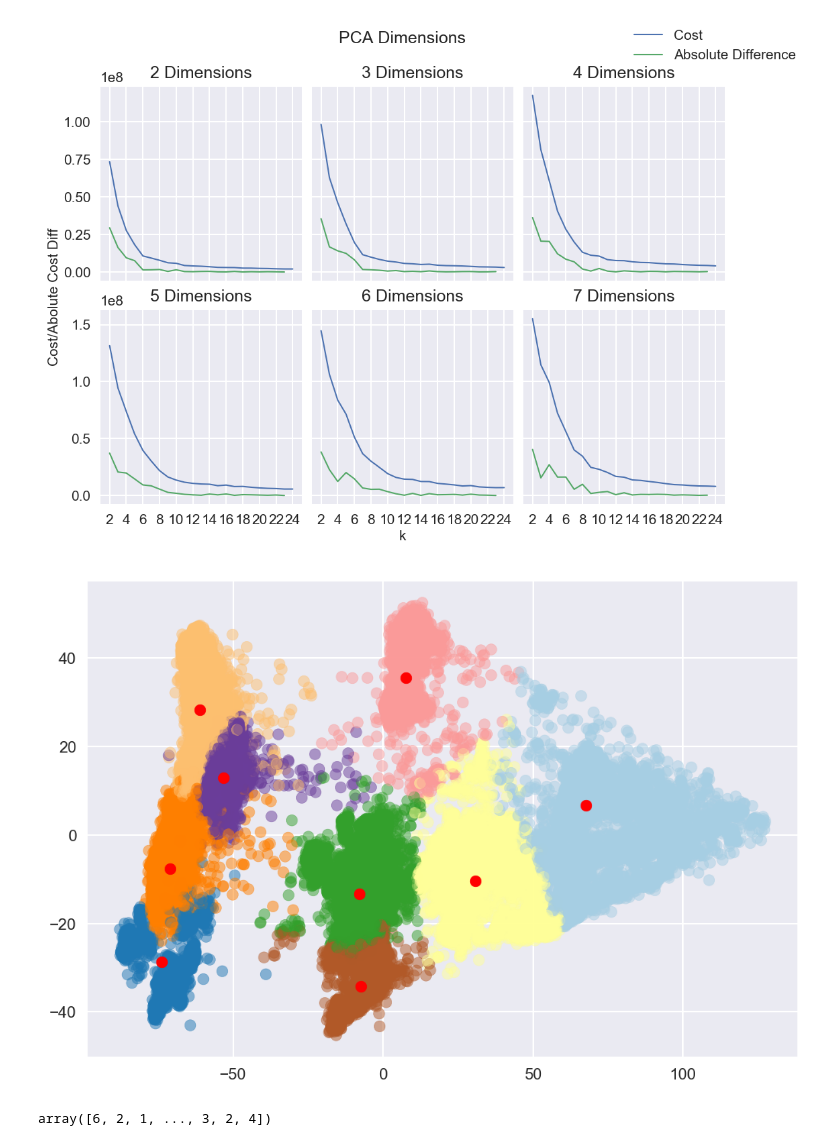
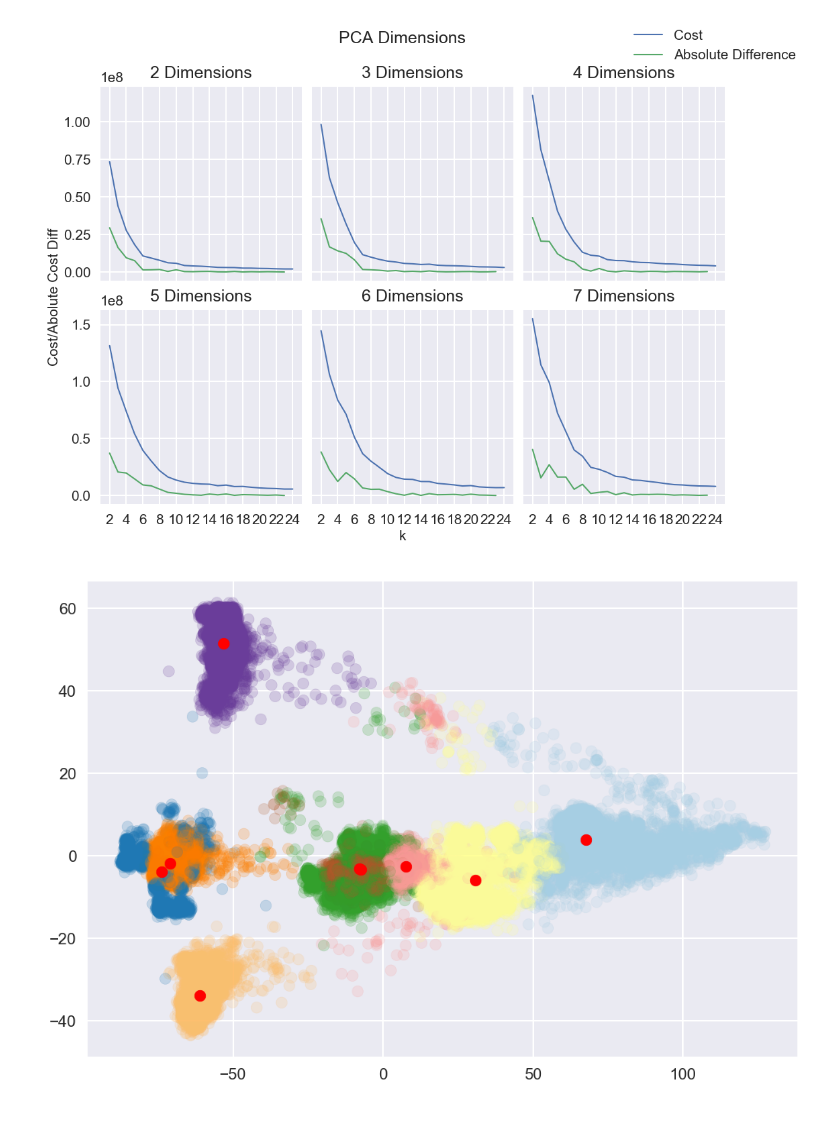
Before and after one commit to lukas-gust/data_mining_influenza, a Jupyter notebook: seq_distance.ipynb, the cells around one changed output. Saved outputs shown, nothing was run; the diff lists cells and outputs as text; code cells hidden in the pictures.

```diff
--- a/seq_distance.ipynb
+++ b/seq_distance.ipynb
@@ -199,12 +199,8 @@ plt.show()
 # %%
 km7 = all_kms[2][7]
 
-plt.scatter(new_X[:,0], new_X[:,1], alpha=.5, c=km7.labels_, cmap='Paired')
-plt.scatter(km7.cluster_centers_[:,0], km7.cluster_centers_[:,1], c='r')
+plt.scatter(new_X[:,0], new_X[:,2], alpha=.2, c=km7.labels_, cmap='Paired')
+plt.scatter(km7.cluster_centers_[:,0], km7.cluster_centers_[:,2], c='r')
 plt.show()
 # %% [output]
-[figure, old version]
+[figure, new version]
-# %%
-km7.labels_
-# %% [output]
-array([6, 2, 1, ..., 3, 2, 4])
```
